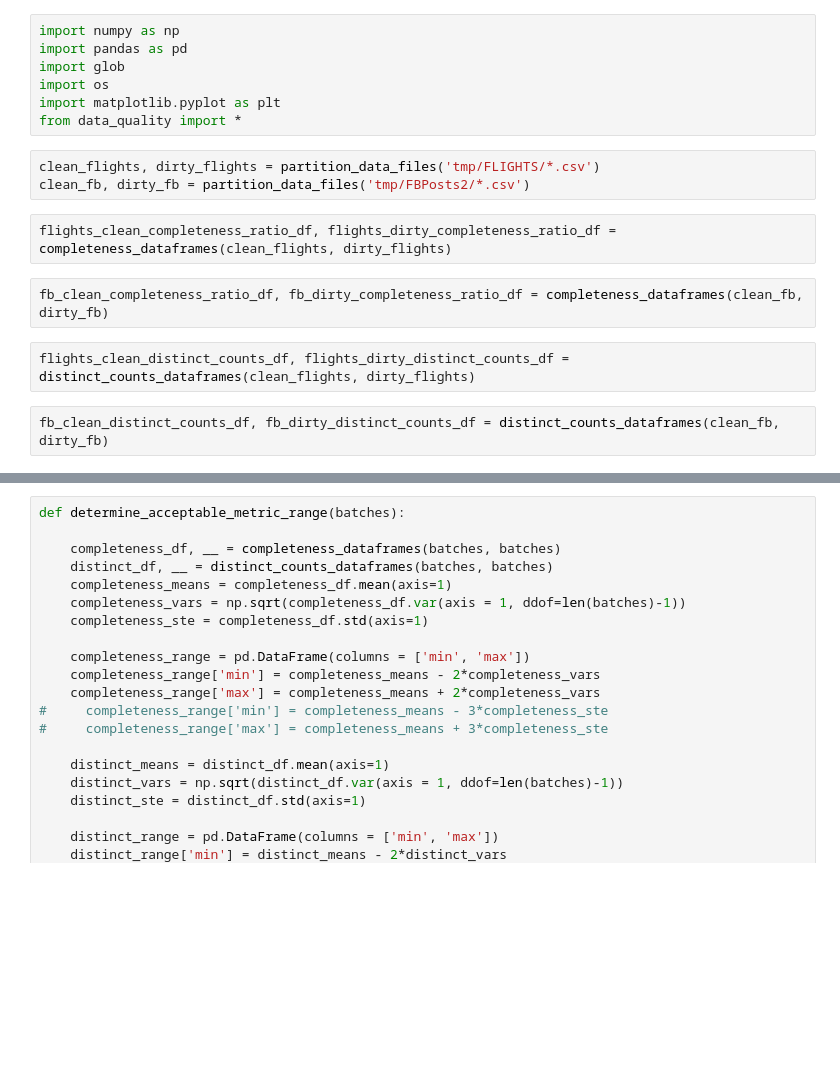
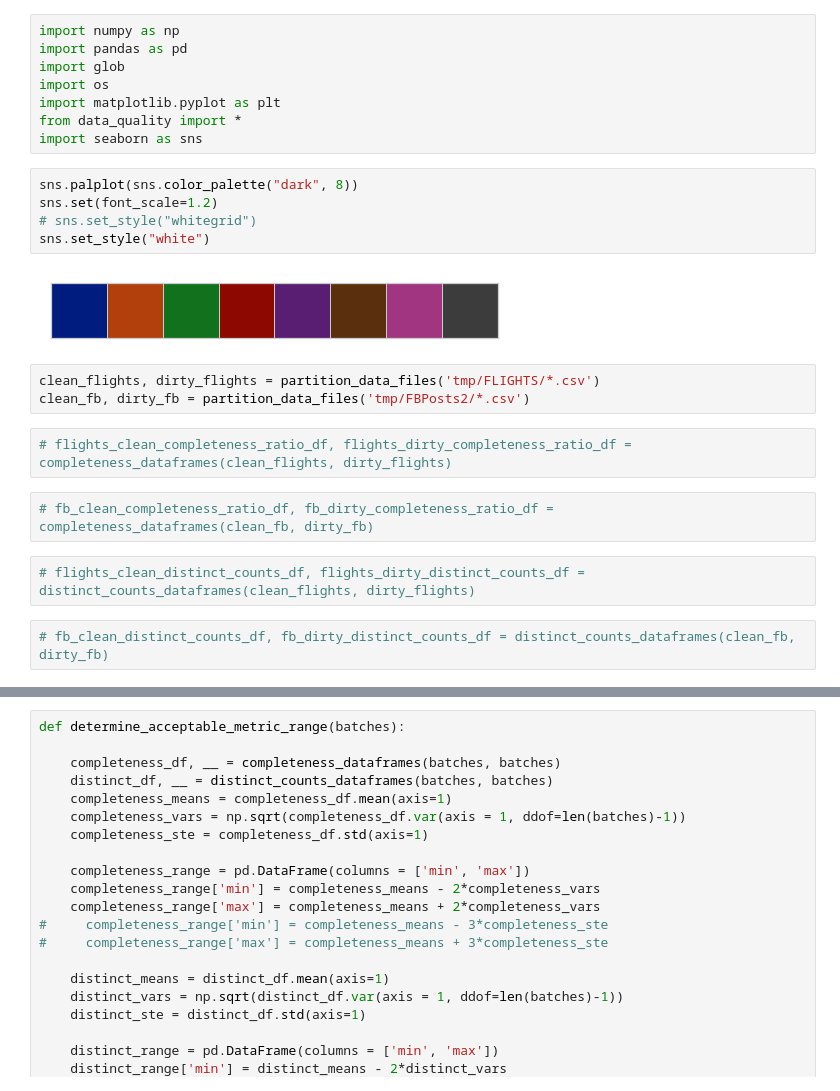
Before and after one commit to zivschwartz/Data-Quality-Validation-Pipeline, a Jupyter notebook: threshold_analysis.ipynb, the cells around one changed output, grey strips where cells are left out. Saved outputs shown, nothing was run; the diff lists cells and outputs as text; blank space fills up the shorter version.

```diff
--- a/threshold_analysis.ipynb
+++ b/threshold_analysis.ipynb
@@ -5,14 +5,22 @@ import glob
 import os
 import matplotlib.pyplot as plt
 from data_quality import *
+import seaborn as sns
+# %%
+sns.palplot(sns.color_palette("dark", 8))
+sns.set(font_scale=1.2)
+# sns.set_style("whitegrid")
+sns.set_style("white")
+# %% [output]
+[figure, added]
 # %%
 clean_flights, dirty_flights = partition_data_files('tmp/FLIGHTS/*.csv')
 clean_fb, dirty_fb = partition_data_files('tmp/FBPosts2/*.csv')
 # %%
-flights_clean_completeness_ratio_df, flights_dirty_completeness_ratio_df = completeness_dataframes(clean_flights, dirty_flights)
+# flights_clean_completeness_ratio_df, flights_dirty_completeness_ratio_df = completeness_dataframes(clean_flights, dirty_flights)
 # %%
-fb_clean_completeness_ratio_df, fb_dirty_completeness_ratio_df = completeness_dataframes(clean_fb, dirty_fb)
+# fb_clean_completeness_ratio_df, fb_dirty_completeness_ratio_df = completeness_dataframes(clean_fb, dirty_fb)
 # %%
-flights_clean_distinct_counts_df, flights_dirty_distinct_counts_df = distinct_counts_dataframes(clean_flights, dirty_flights)
+# flights_clean_distinct_counts_df, flights_dirty_distinct_counts_df = distinct_counts_dataframes(clean_flights, dirty_flights)
 # %%
-fb_clean_distinct_counts_df, fb_dirty_distinct_counts_df = distinct_counts_dataframes(clean_fb, dirty_fb)
+# fb_clean_distinct_counts_df, fb_dirty_distinct_counts_df = distinct_counts_dataframes(clean_fb, dirty_fb)
```
Also changed, not shown: parts of 22 cells of this notebook, 4 other files.
